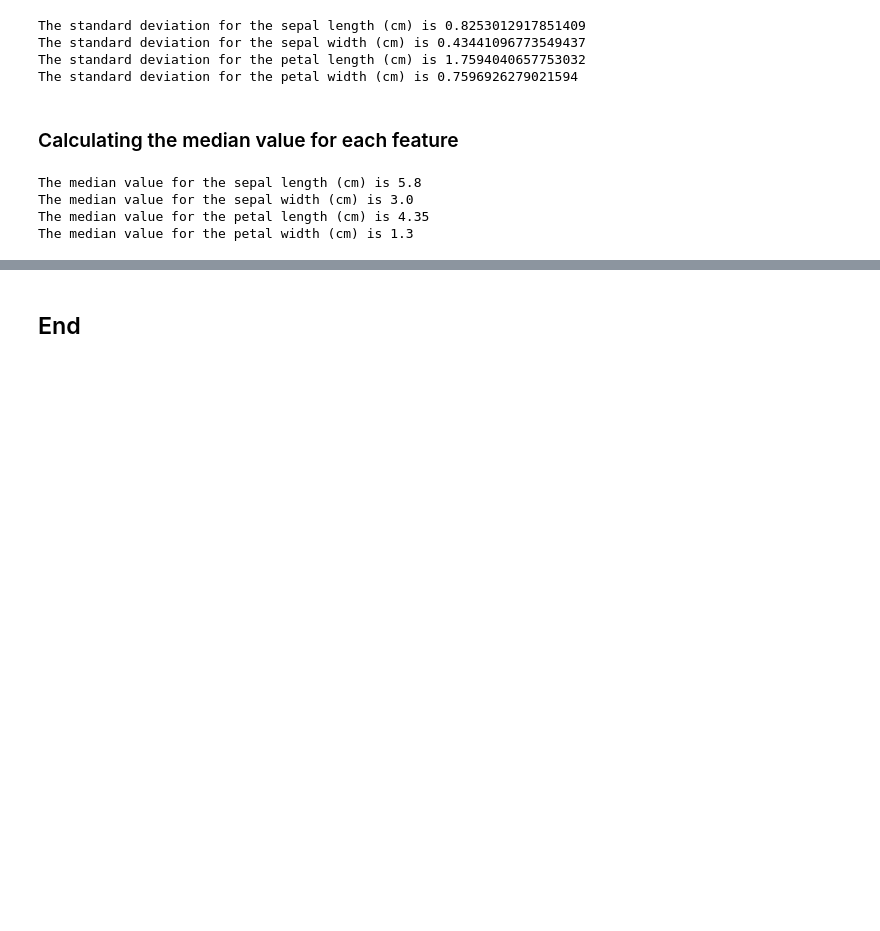
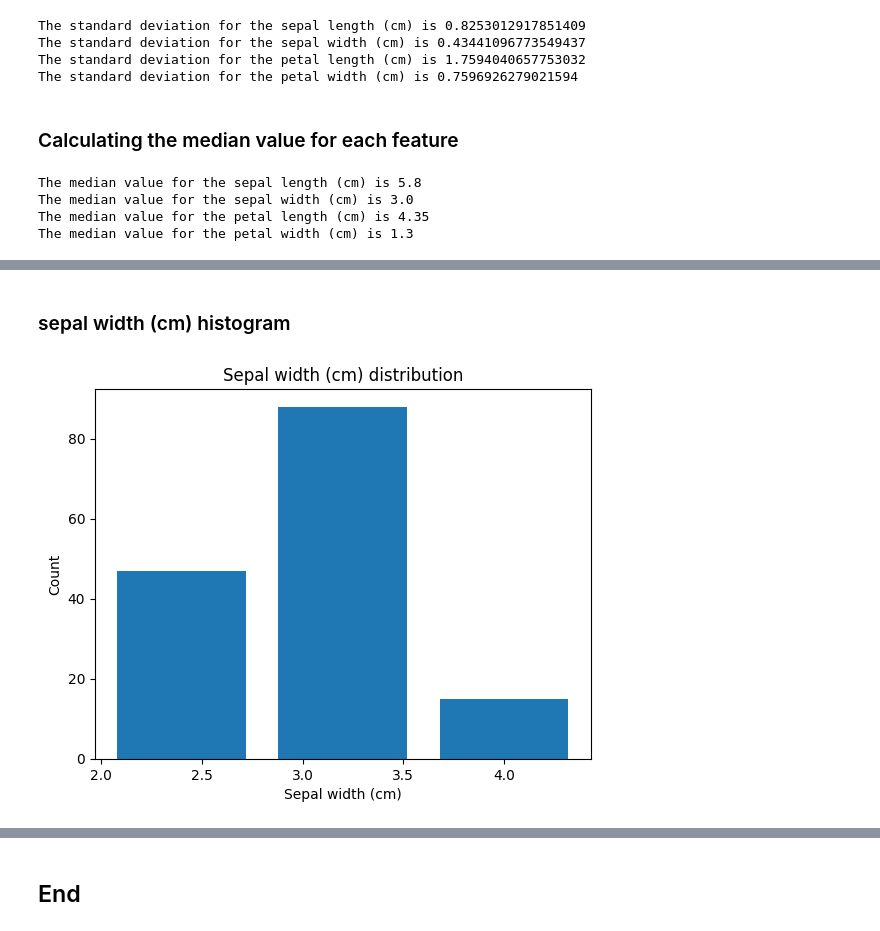
Before and after one commit to Fergus-dev/principles_of_data_analytics, a Jupyter notebook: tasks.ipynb, the cells around one changed output, grey strips where cells are left out. Cells and saved outputs as stored; diff of their text form; code cells hidden in the pictures; blank space fills up the shorter version.

```diff
--- a/tasks.ipynb
+++ b/tasks.ipynb
@@ -270,0 +296,10 @@ The median value for the petal width (cm) is 1.3
+# %% [markdown]
+### sepal width (cm) histogram
+# %%
+plt.hist(iris_array_num_only[:, 2], bins=3, rwidth=0.8)
+plt.xlabel('Sepal width (cm)')
+plt.ylabel('Count')
+plt.title('Sepal width (cm) distribution')
+plt.show()
+# %% [output]
+[figure, added]
```
Also changed, not shown: parts of 8 cells of this notebook.
